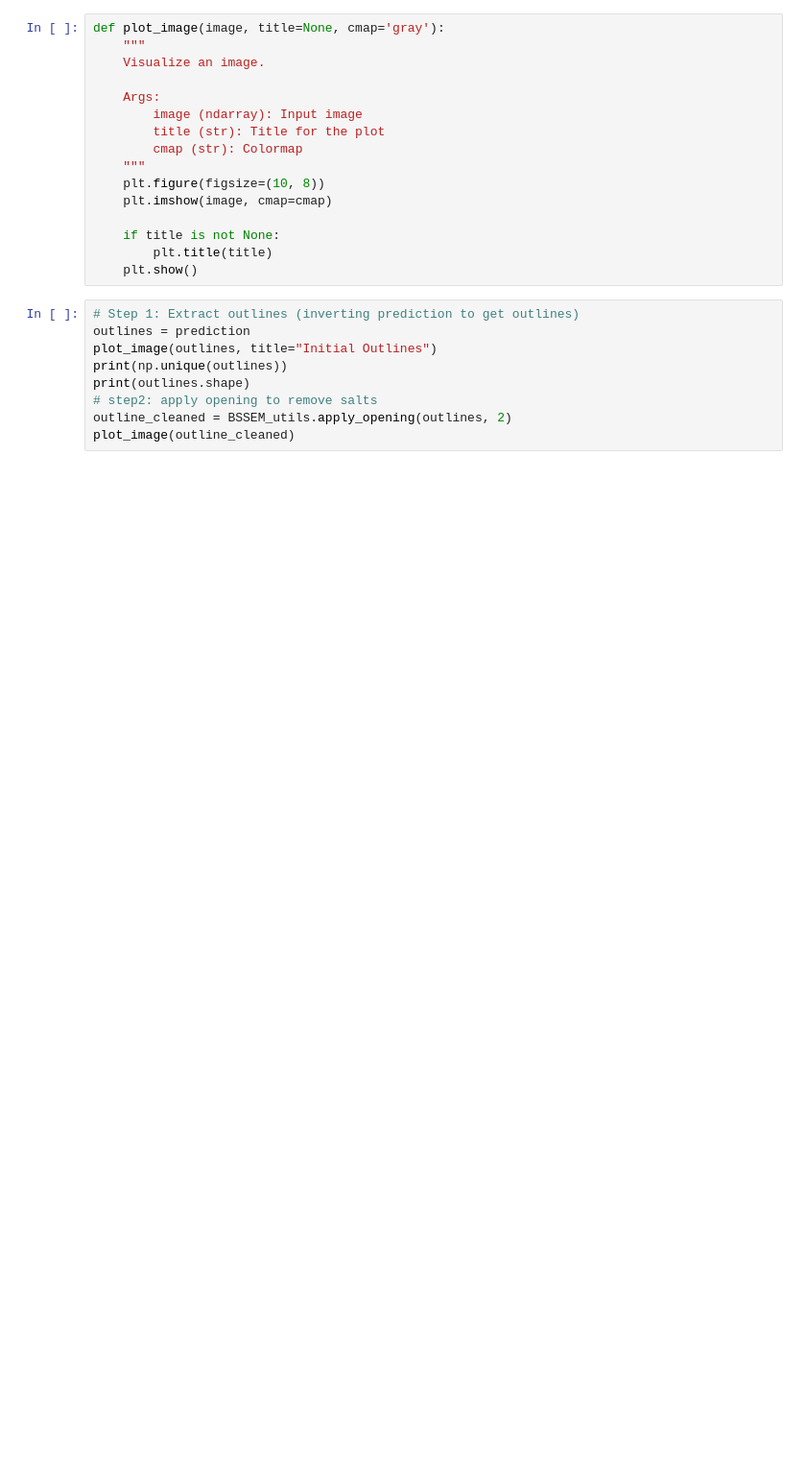
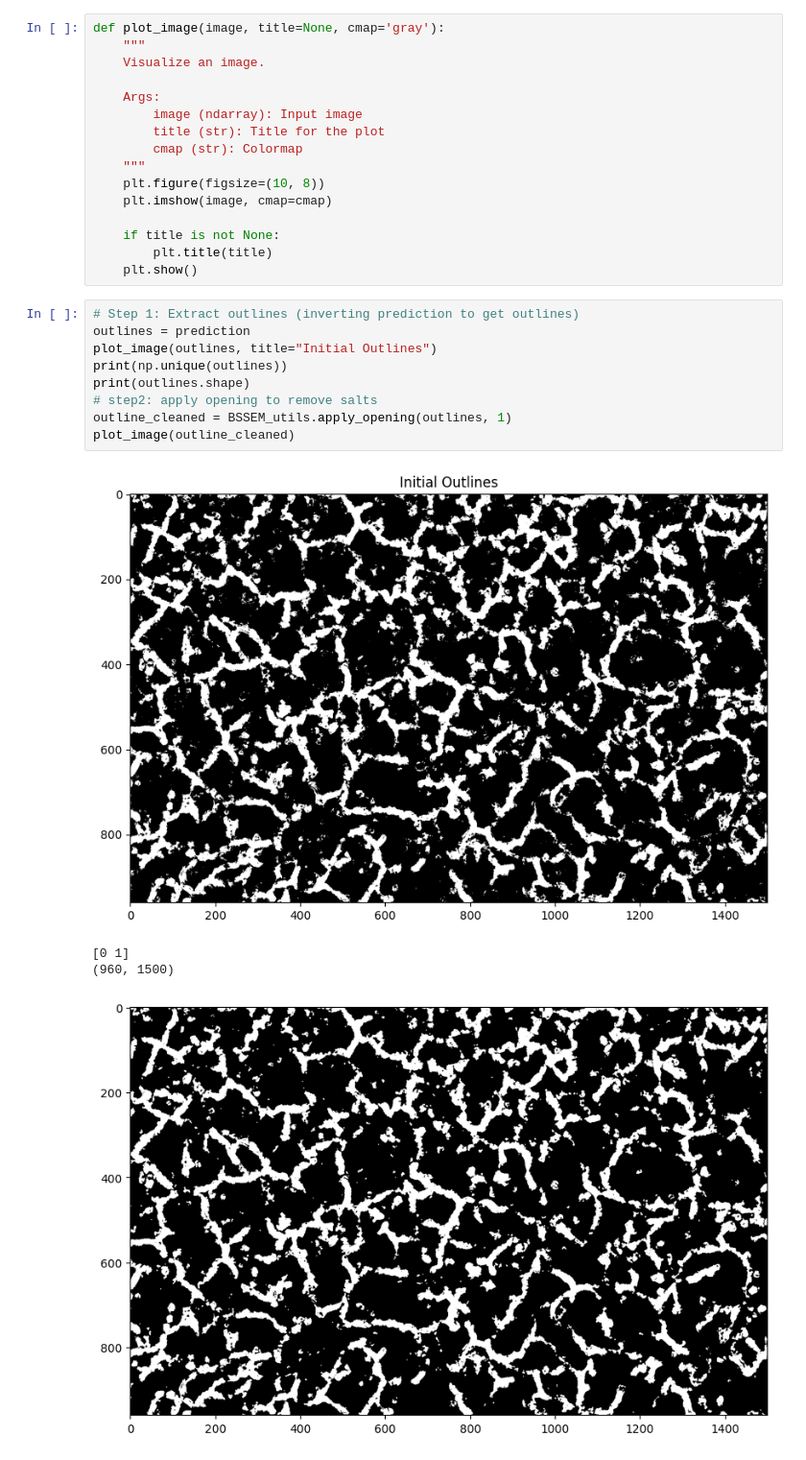
Before and after one commit to Robin-Hsu/SEM_grain_segmentation, a Jupyter notebook: postprocess_analysis.ipynb, the cells around one changed output. Shown at 96% size. Cells and saved outputs as stored; diff of their text form; blank space fills up the shorter version.

```diff
--- a/postprocess_analysis.ipynb
+++ b/postprocess_analysis.ipynb
@@ -46,11 +48,16 @@ def plot_image(image, title=None, cmap='gray'):
 # %%
 # Step 1: Extract outlines (inverting prediction to get outlines)
 outlines = prediction
 plot_image(outlines, title="Initial Outlines")
 print(np.unique(outlines))
 print(outlines.shape)
 # step2: apply opening to remove salts
-outline_cleaned = BSSEM_utils.apply_opening(outlines, 2)
+outline_cleaned = BSSEM_utils.apply_opening(outlines, 1)
 plot_image(outline_cleaned)
+# %% [output]
+[figure, added]
+[0 1]
+(960, 1500)
+[figure, added]
 # %%
 #step 3 OPTIONAL: connection boundary dots
```
Also changed, not shown: parts of 8 cells of this notebook, 5 other files.
